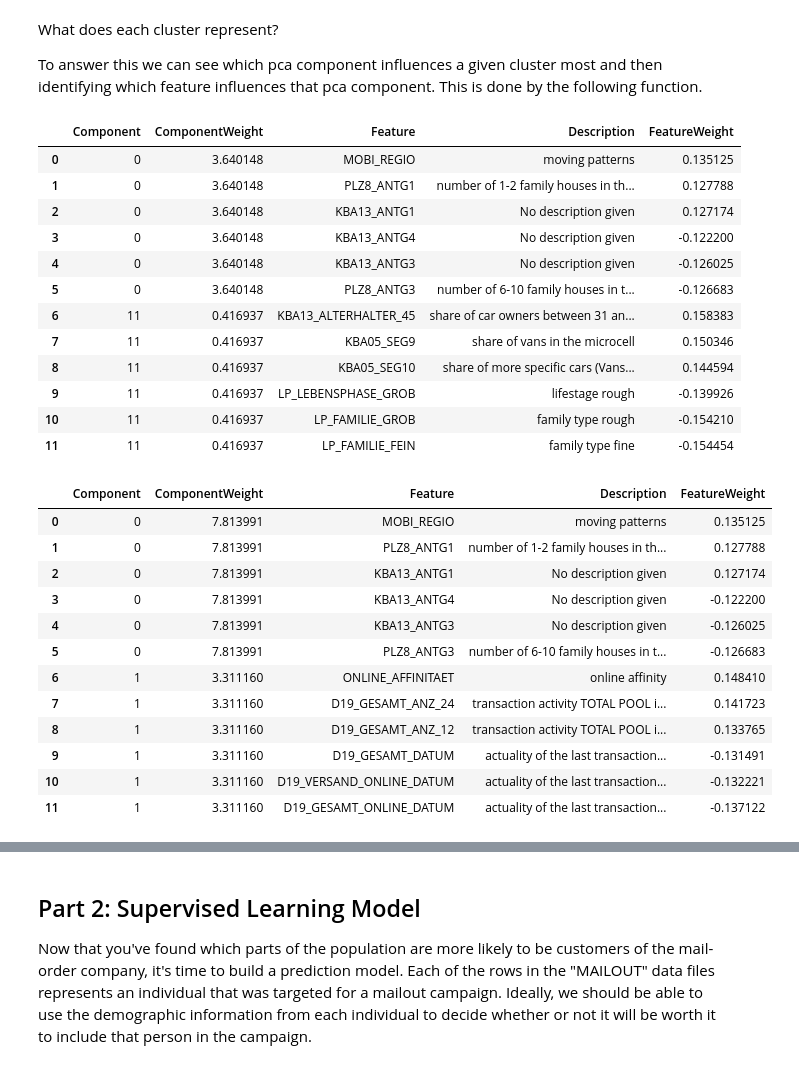
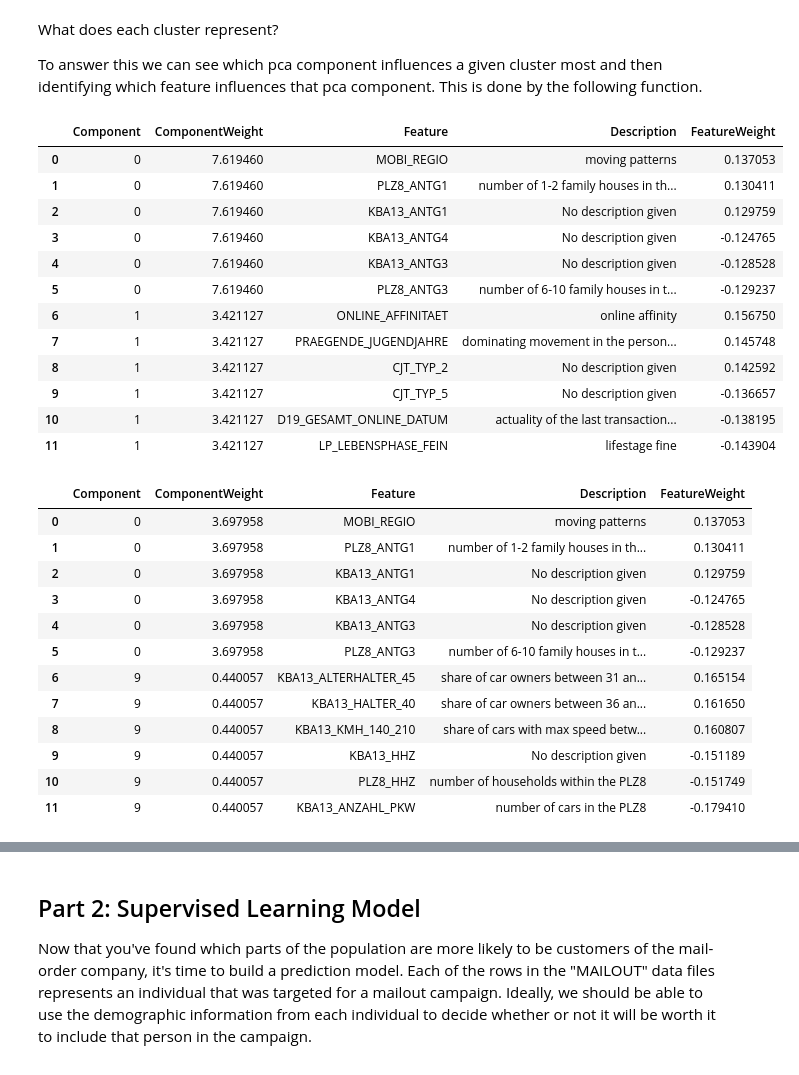
Before and after one commit to pranaymodukuru/Bertelsmann-Arvato-customer-segmentation, a Jupyter notebook: Arvato Project Workbook.ipynb, the cells around one changed output, grey strips where cells are left out. Drawn from its saved outputs; the diff is of its cells as text; code cells hidden in the pictures.

```diff
--- a/Arvato Project Workbook.ipynb
+++ b/Arvato Project Workbook.ipynb
@@ -1802,36 +1802,36 @@ def explain_cluster(kmeans_model, cluster_no, data, pca_model, attributes_info,
 
     return component_info
 # %%
-cluster_1 = explain_cluster(kmeans, 1, azdias, pca_150, attributes_info)
-cluster_1
+cluster_0 = explain_cluster(kmeans, 0, azdias, pca_150, attributes_info)
+cluster_0
 # %% [output]
 |  | Component | ComponentWeight | Feature | Description | FeatureWeight |
-| 0 | 0 | 3.640148 | MOBI_REGIO | moving patterns | 0.135125 |
-| 1 | 0 | 3.640148 | PLZ8_ANTG1 | number of 1-2 family houses in th... | 0.127788 |
-| 2 | 0 | 3.640148 | KBA13_ANTG1 | No description given | 0.127174 |
-| 3 | 0 | 3.640148 | KBA13_ANTG4 | No description given | -0.122200 |
-| 4 | 0 | 3.640148 | KBA13_ANTG3 | No description given | -0.126025 |
-| 5 | 0 | 3.640148 | PLZ8_ANTG3 | number of 6-10 family houses in t... | -0.126683 |
-| 6 | 11 | 0.416937 | KBA13_ALTERHALTER_45 | share of car owners between 31 an... | 0.158383 |
-| 7 | 11 | 0.416937 | KBA05_SEG9 | share of vans in the microcell | 0.150346 |
-| 8 | 11 | 0.416937 | KBA05_SEG10 | share of more specific cars (Vans... | 0.144594 |
-| 9 | 11 | 0.416937 | LP_LEBENSPHASE_GROB | lifestage rough | -0.139926 |
-| 10 | 11 | 0.416937 | LP_FAMILIE_GROB | family type rough | -0.154210 |
-| 11 | 11 | 0.416937 | LP_FAMILIE_FEIN | family type fine | -0.154454 |
+| 0 | 0 | 7.619460 | MOBI_REGIO | moving patterns | 0.137053 |
+| 1 | 0 | 7.619460 | PLZ8_ANTG1 | number of 1-2 family houses in th... | 0.130411 |
+| 2 | 0 | 7.619460 | KBA13_ANTG1 | No description given | 0.129759 |
+| 3 | 0 | 7.619460 | KBA13_ANTG4 | No description given | -0.124765 |
+| 4 | 0 | 7.619460 | KBA13_ANTG3 | No description given | -0.128528 |
+| 5 | 0 | 7.619460 | PLZ8_ANTG3 | number of 6-10 family houses in t... | -0.129237 |
+| 6 | 1 | 3.421127 | ONLINE_AFFINITAET | online affinity | 0.156750 |
+| 7 | 1 | 3.421127 | PRAEGENDE_JUGENDJAHRE | dominating movement in the person... | 0.145748 |
+| 8 | 1 | 3.421127 | CJT_TYP_2 | No description given | 0.142592 |
+| 9 | 1 | 3.421127 | CJT_TYP_5 | No description given | -0.136657 |
+| 10 | 1 | 3.421127 | D19_GESAMT_ONLINE_DATUM | actuality of the last transaction... | -0.138195 |
+| 11 | 1 | 3.421127 | LP_LEBENSPHASE_FEIN | lifestage fine | -0.143904 |
 # %%
-cluster_6 = explain_cluster(kmeans, 6, azdias, pca_150, attributes_info)
-cluster_6
+cluster_3 = explain_cluster(kmeans, 3, azdias, pca_150, attributes_info)
+cluster_3
 # %% [output]
 |  | Component | ComponentWeight | Feature | Description | FeatureWeight |
-| 0 | 0 | 7.813991 | MOBI_REGIO | moving patterns | 0.135125 |
-| 1 | 0 | 7.813991 | PLZ8_ANTG1 | number of 1-2 family houses in th... | 0.127788 |
-| 2 | 0 | 7.813991 | KBA13_ANTG1 | No description given | 0.127174 |
-| 3 | 0 | 7.813991 | KBA13_ANTG4 | No description given | -0.122200 |
-| 4 | 0 | 7.813991 | KBA13_ANTG3 | No description given | -0.126025 |
-| 5 | 0 | 7.813991 | PLZ8_ANTG3 | number of 6-10 family houses in t... | -0.126683 |
-| 6 | 1 | 3.311160 | ONLINE_AFFINITAET | online affinity | 0.148410 |
-| 7 | 1 | 3.311160 | D19_GESAMT_ANZ_24 | transaction activity TOTAL POOL i... | 0.141723 |
-| 8 | 1 | 3.311160 | D19_GESAMT_ANZ_12 | transaction activity TOTAL POOL i... | 0.133765 |
-| 9 | 1 | 3.311160 | D19_GESAMT_DATUM | actuality of the last transaction... | -0.131491 |
-| 10 | 1 | 3.311160 | D19_VERSAND_ONLINE_DATUM | actuality of the last transaction... | -0.132221 |
-| 11 | 1 | 3.311160 | D19_GESAMT_ONLINE_DATUM | actuality of the last transaction... | -0.137122 |
+| 0 | 0 | 3.697958 | MOBI_REGIO | moving patterns | 0.137053 |
+| 1 | 0 | 3.697958 | PLZ8_ANTG1 | number of 1-2 family houses in th... | 0.130411 |
+| 2 | 0 | 3.697958 | KBA13_ANTG1 | No description given | 0.129759 |
+| 3 | 0 | 3.697958 | KBA13_ANTG4 | No description given | -0.124765 |
+| 4 | 0 | 3.697958 | KBA13_ANTG3 | No description given | -0.128528 |
+| 5 | 0 | 3.697958 | PLZ8_ANTG3 | number of 6-10 family houses in t... | -0.129237 |
+| 6 | 9 | 0.440057 | KBA13_ALTERHALTER_45 | share of car owners between 31 an... | 0.165154 |
+| 7 | 9 | 0.440057 | KBA13_HALTER_40 | share of car owners between 36 an... | 0.161650 |
+| 8 | 9 | 0.440057 | KBA13_KMH_140_210 | share of cars with max speed betw... | 0.160807 |
+| 9 | 9 | 0.440057 | KBA13_HHZ | No description given | -0.151189 |
+| 10 | 9 | 0.440057 | PLZ8_HHZ | number of households within the PLZ8 | -0.151749 |
+| 11 | 9 | 0.440057 | KBA13_ANZAHL_PKW | number of cars in the PLZ8 | -0.179410 |
```
Also changed, not shown: parts of 19 cells of this notebook.
